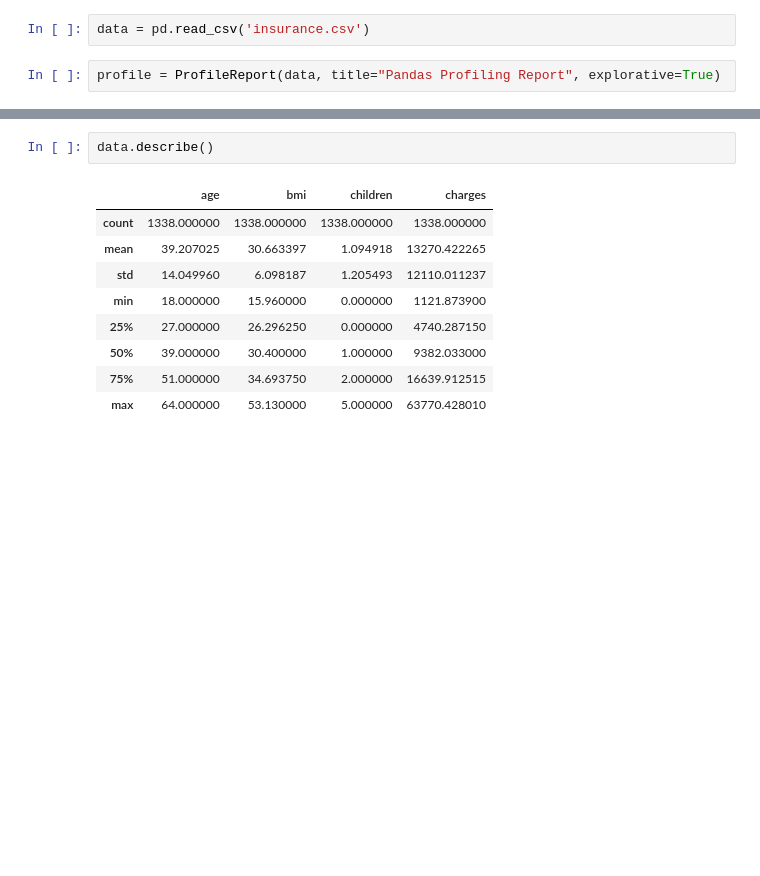
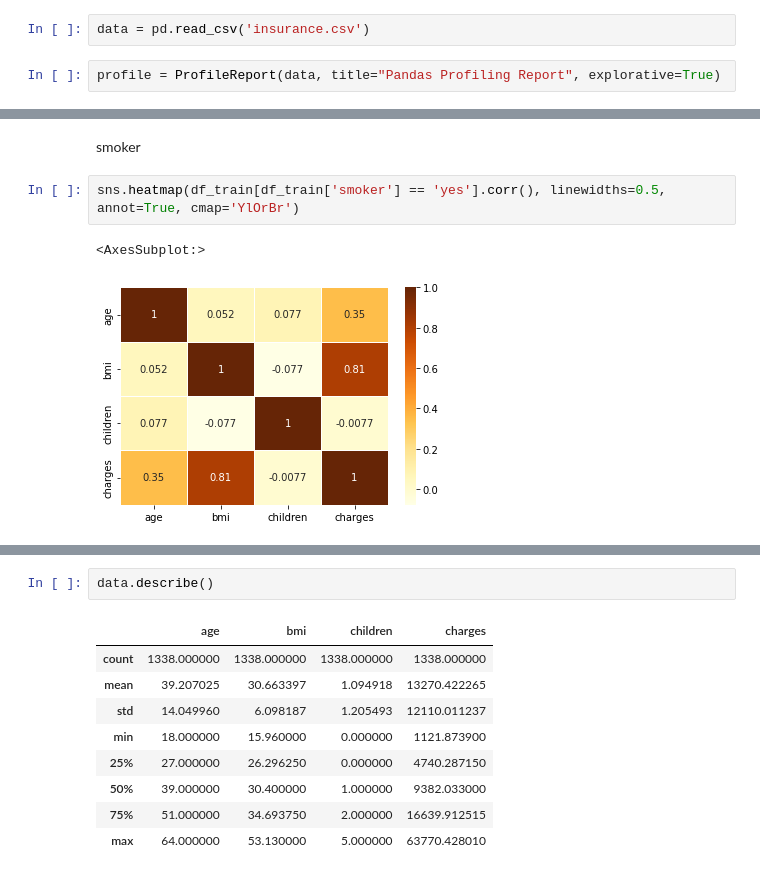
Before and after one commit to TimBeckerAachen/zoomcamp, a Jupyter notebook: midterm_project/notebook.ipynb, the cells around one changed output, grey strips where cells are left out. Drawn from its saved outputs; the diff is of its cells as text; blank space fills up the shorter version.

```diff
--- a/midterm_project/notebook.ipynb
+++ b/midterm_project/notebook.ipynb
@@ -23,0 +128,7 @@ data.head()
+# %% [markdown]
+smoker
+# %%
+sns.heatmap(df_train[df_train['smoker'] == 'yes'].corr(), linewidths=0.5, annot=True, cmap='YlOrBr')
+# %% [output]
+<AxesSubplot:>
+[figure, added]
```
Also changed, not shown: parts of 70 cells of this notebook, 8 other files.
